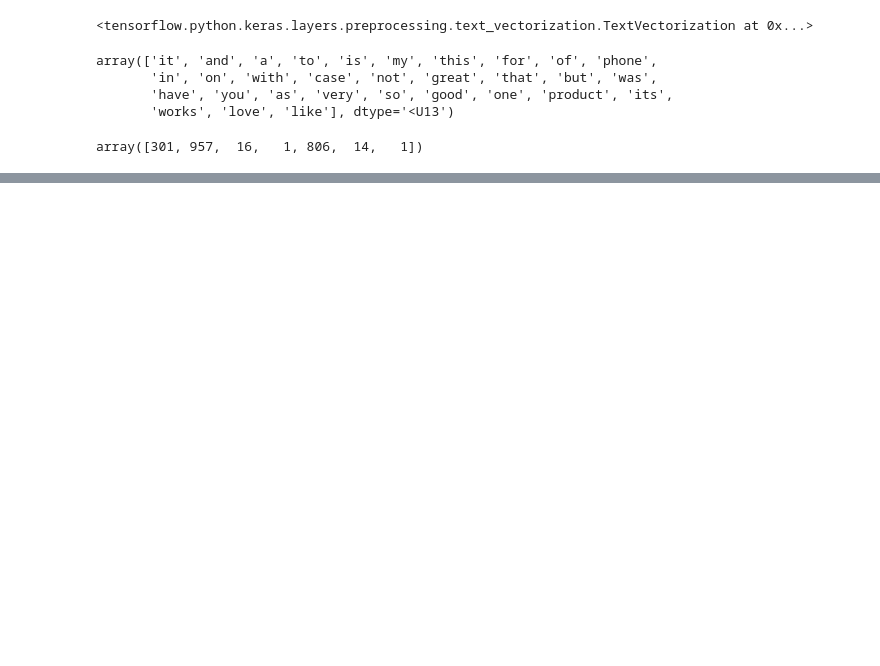
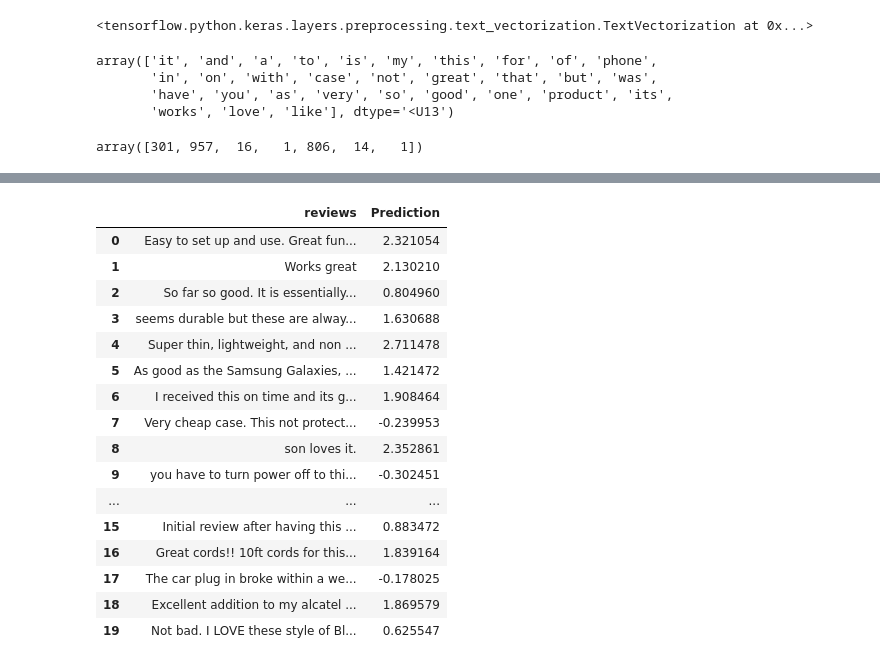
Before and after one commit to charlesharn/Capstone-Project-Astrolab, a Jupyter notebook: Sentiment_Analysis_Story_Telling_CS_2021_08_02.ipynb, the cells around one changed output, grey strips where cells are left out. Saved outputs shown, nothing was run; the diff lists cells and outputs as text; code cells hidden in the pictures; blank space fills up the shorter version.

```diff
--- a/Sentiment_Analysis_Story_Telling_CS_2021_08_02.ipynb
+++ b/Sentiment_Analysis_Story_Telling_CS_2021_08_02.ipynb
@@ -543,0 +558,2 @@ We will conclude our project in this section. Here, we will demonstrate how the
+# %%
+sampleDf = pd.read_csv('./sample comment.csv')
@@ -543,0 +576,25 @@ We will conclude our project in this section. Here, we will demonstrate how the
+# %%
+# encoding Prediction to the dataset
+
+
+sampleDf['Prediction'] = modelRNN.predict(sampleDf['reviews'])
+# %%
+sampleDf.head(20)
+# %% [output]
+|  | reviews | Prediction |
+| 0 | Easy to set up and use. Great fun... | 2.321054 |
+| 1 | Works great | 2.130210 |
+| 2 | So far so good. It is essentially... | 0.804960 |
+| 3 | seems durable but these are alway... | 1.630688 |
+| 4 | Super thin, lightweight, and non ... | 2.711478 |
+| 5 | As good as the Samsung Galaxies, ... | 1.421472 |
+| 6 | I received this on time and its g... | 1.908464 |
+| 7 | Very cheap case. This not protect... | -0.239953 |
+| 8 | son loves it. | 2.352861 |
+| 9 | you have to turn power off to thi... | -0.302451 |
+| ... | ... | ... |
+| 15 | Initial review after having this ... | 0.883472 |
+| 16 | Great cords!! 10ft cords for this... | 1.839164 |
+| 17 | The car plug in broke within a we... | -0.178025 |
+| 18 | Excellent addition to my alcatel ... | 1.869579 |
+| 19 | Not bad. I LOVE these style of Bl... | 0.625547 |
```
Also changed, not shown: parts of 21 cells of this notebook.
